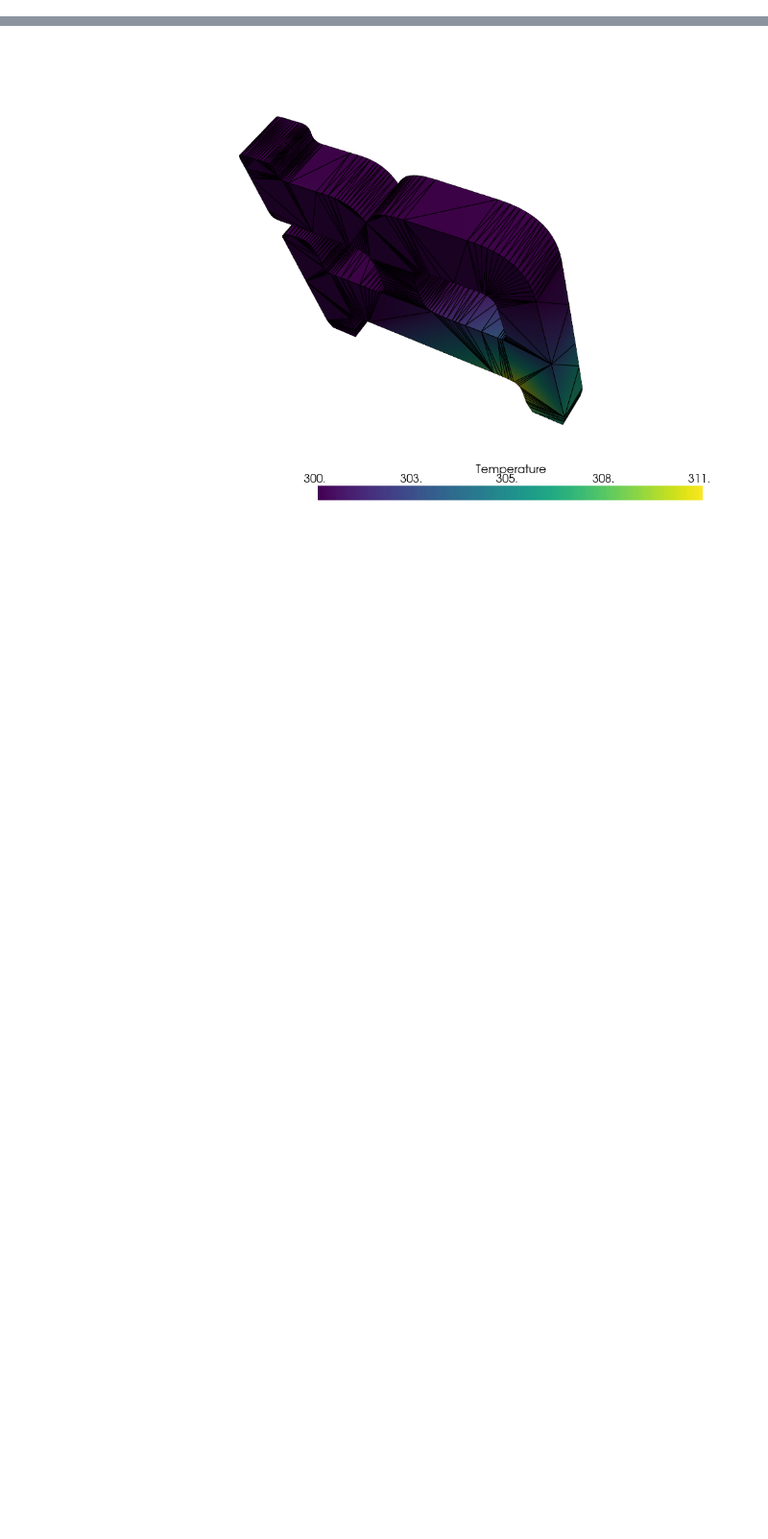
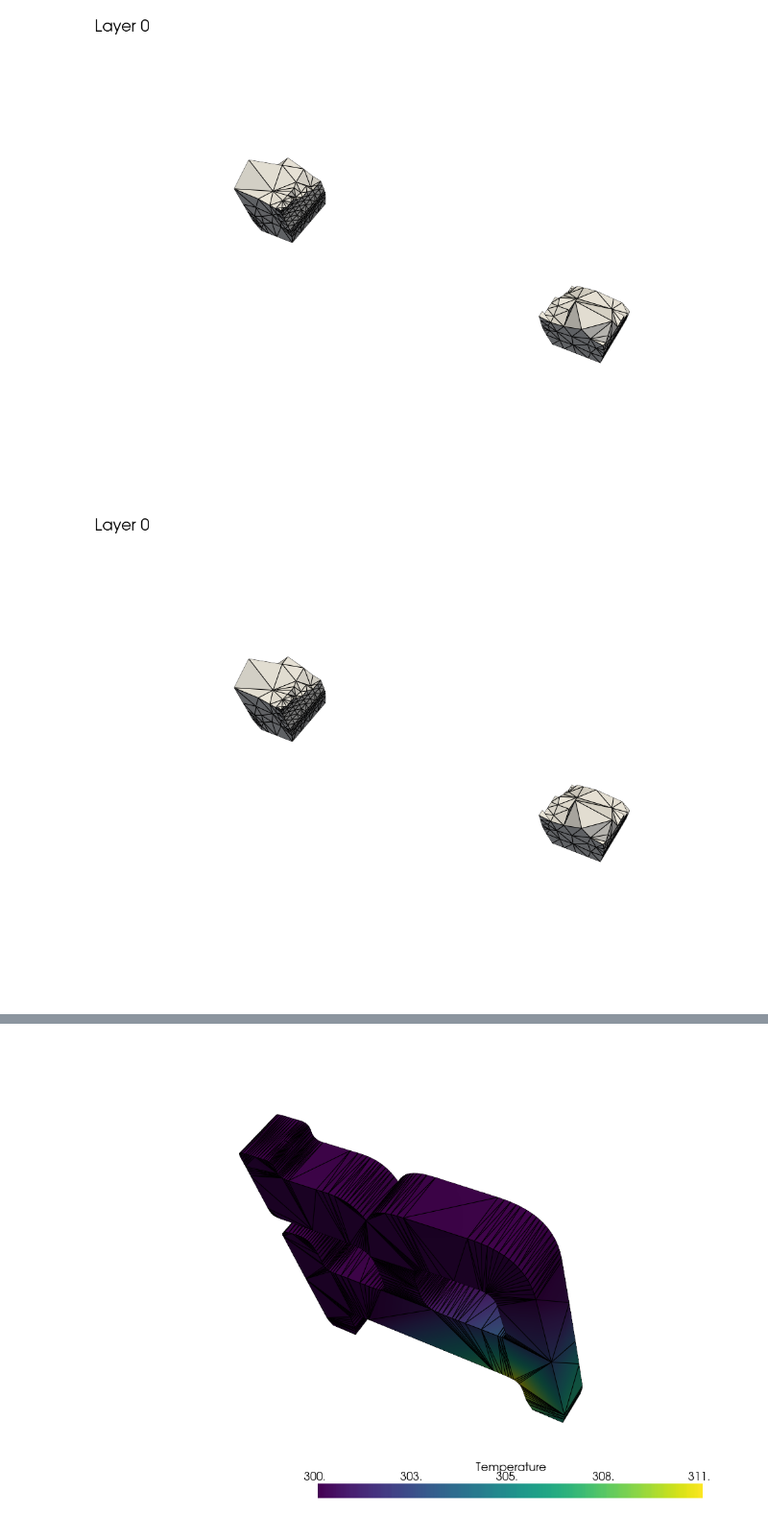
Before and after one commit to mihirtakalkar/additivemodels, a Jupyter notebook: notebooks/fea/dolfin.ipynb, the cells around one changed output, grey strips where cells are left out. Shown at 96% size. Saved outputs shown, nothing was run; the diff lists cells and outputs as text; code cells hidden in the pictures; blank space fills up the shorter version.

```diff
--- a/notebooks/fea/dolfin.ipynb
+++ b/notebooks/fea/dolfin.ipynb
@@ -72,0 +171,57 @@ V_T = fem.functionspace(domain_mesh, element_temp)
+# %%
+# Define the layers
+layer_thickness = 0.1  # Thickness of each layer
+z_min = domain_mesh.geometry.x[:, 2].min()
+z_max = domain_mesh.geometry.x[:, 2].max()
+
+layers = np.arange(z_min, z_max, layer_thickness)
+
+# Function to select elements in a given layer
+def layer_filter(layer_z):
+    return np.logical_and(
+        domain_mesh.geometry.x[:, 2] >= layer_z,
+        domain_mesh.geometry.x[:, 2] < layer_z + layer_thickness
+    )
+# %%
+import pyvista as pv
+from dolfinx.plot import vtk_mesh
+import numpy as np
+
+# Convert Dolfinx mesh to PyVista UnstructuredGrid
+topology, cell_types, geometry = vtk_mesh(domain_mesh)
+grid = pv.UnstructuredGrid(topology, cell_types, geometry)
+
+# Layer settings
+layer_thickness = 0.1  # Adjust layer size
+z_min, z_max = geometry[:, 2].min(), geometry[:, 2].max()
+layers = np.arange(z_min, z_max, layer_thickness)
+
+# PyVista Plotter
+plotter = pv.Plotter()
+
+for i, layer_z in enumerate(layers):
+    # Filter points in the current layer based on z-coordinate
+    layer_filter = np.logical_and(
+        geometry[:, 2] >= layer_z,
+        geometry[:, 2] < layer_z + layer_thickness
+    )
+
+    # Extract layer points and cells
+    layer_indices = np.where(layer_filter)[0]
+    layer_grid = grid.extract_points(layer_indices)
+
+    # Add the layer to the plotter
+    plotter.add_mesh(
+        layer_grid,
+        show_edges=True,
+        color="white",
+        label=f"Layer {i}"
+    )
+
+
+    plotter.add_text(f"Layer {i}", position="upper_left", font_size=10)
+    # Show mesh progression
+    plotter.show()
+# %% [output]
+[figure, added]
+[figure, added]
```
Also changed, not shown: parts of 13 cells of this notebook.
